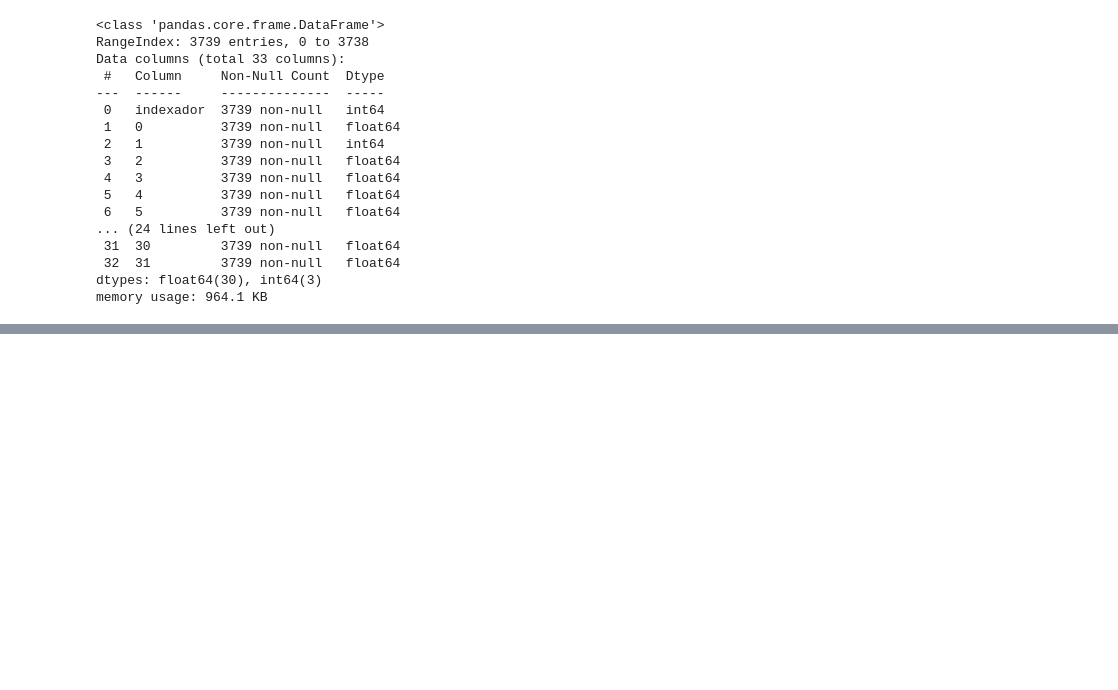
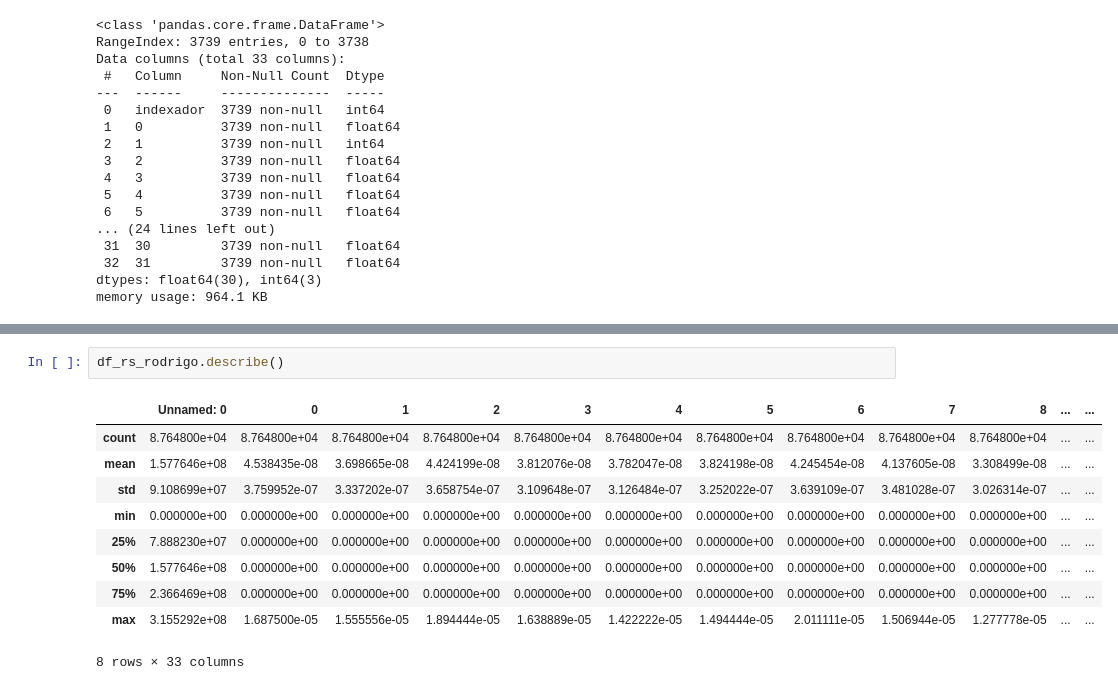
Before and after one commit to marcelof314/SP_urban_flooding, a Jupyter notebook: 08 Rain source file comparision.ipynb, the cells around one changed output, grey strips where cells are left out. Drawn from its saved outputs; the diff is of its cells as text; blank space fills up the shorter version.

```diff
--- a/08 Rain source file comparision.ipynb
+++ b/08 Rain source file comparision.ipynb
@@ -75 +75,14 @@ df_rs_rodrigo.head()
 5 rows × 33 columns
+# %%
+df_rs_rodrigo.describe()
+# %% [output]
+|  | Unnamed: 0 | 0 | 1 | 2 | 3 | 4 | 5 | 6 | 7 | 8 | ... | ... |
+| count | 8.764800e+04 | 8.764800e+04 | 8.764800e+04 | 8.764800e+04 | 8.764800e+04 | 8.764800e+04 | 8.764800e+04 | 8.764800e+04 | 8.764800e+04 | 8.764800e+04 | ... | ... |
+| mean | 1.577646e+08 | 4.538435e-08 | 3.698665e-08 | 4.424199e-08 | 3.812076e-08 | 3.782047e-08 | 3.824198e-08 | 4.245454e-08 | 4.137605e-08 | 3.308499e-08 | ... | ... |
+| std | 9.108699e+07 | 3.759952e-07 | 3.337202e-07 | 3.658754e-07 | 3.109648e-07 | 3.126484e-07 | 3.252022e-07 | 3.639109e-07 | 3.481028e-07 | 3.026314e-07 | ... | ... |
+| min | 0.000000e+00 | 0.000000e+00 | 0.000000e+00 | 0.000000e+00 | 0.000000e+00 | 0.000000e+00 | 0.000000e+00 | 0.000000e+00 | 0.000000e+00 | 0.000000e+00 | ... | ... |
+| 25% | 7.888230e+07 | 0.000000e+00 | 0.000000e+00 | 0.000000e+00 | 0.000000e+00 | 0.000000e+00 | 0.000000e+00 | 0.000000e+00 | 0.000000e+00 | 0.000000e+00 | ... | ... |
+| 50% | 1.577646e+08 | 0.000000e+00 | 0.000000e+00 | 0.000000e+00 | 0.000000e+00 | 0.000000e+00 | 0.000000e+00 | 0.000000e+00 | 0.000000e+00 | 0.000000e+00 | ... | ... |
+| 75% | 2.366469e+08 | 0.000000e+00 | 0.000000e+00 | 0.000000e+00 | 0.000000e+00 | 0.000000e+00 | 0.000000e+00 | 0.000000e+00 | 0.000000e+00 | 0.000000e+00 | ... | ... |
+| max | 3.155292e+08 | 1.687500e-05 | 1.555556e-05 | 1.894444e-05 | 1.638889e-05 | 1.422222e-05 | 1.494444e-05 | 2.011111e-05 | 1.506944e-05 | 1.277778e-05 | ... | ... |
+8 rows × 33 columns
```
Also changed, not shown: parts of 9 cells of this notebook, 1 other file.
